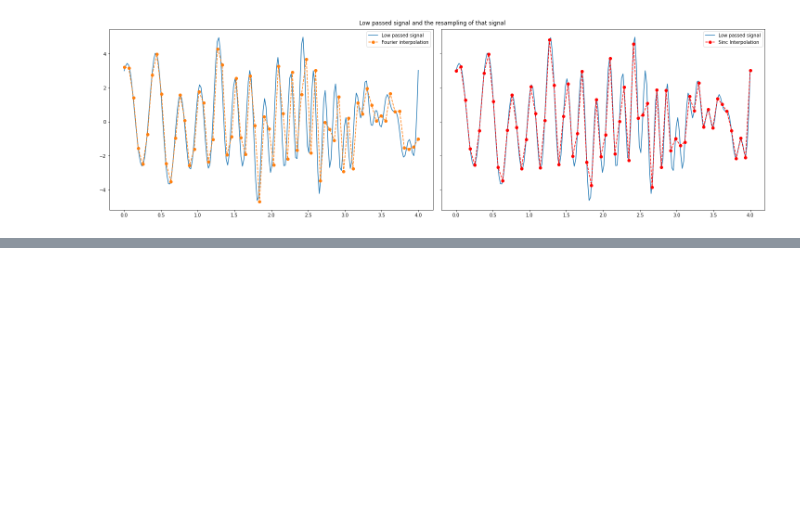
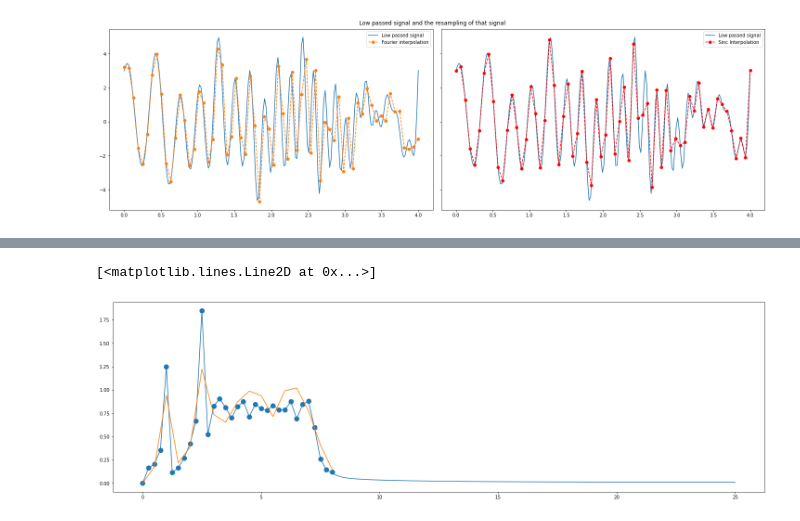
Before and after one commit to CassandraAuri/Physics_Work, a Jupyter notebook: Aurora_Work/resampling.ipynb, the cells around one changed output, grey strips where cells are left out. Cells and saved outputs as stored; diff of their text form; code cells hidden in the pictures; blank space fills up the shorter version.

```diff
--- a/Aurora_Work/resampling.ipynb
+++ b/Aurora_Work/resampling.ipynb
@@ -245,0 +252,11 @@ Again scipy is better in the fourier transform but we care more about the $\frac
+# %%
+fig,ax=plt.subplots(figsize=(20, 6),constrained_layout=True)
+frequencies, psd = signal.welch(y, 50, window='boxcar')
+plt.plot(frequencies, np.sqrt(psd), label="original low pass welch")
+frequencies, psd = signal.welch(y_signal_resampled, 16, window='boxcar')
+plt.scatter(frequencies, np.sqrt(psd), label="fourier interpolation welch", s=100)
+frequencies, psd = signal.welch(y_signal_resampled, 16, window='boxcar', nperseg=32)
+plt.plot(frequencies, np.sqrt(psd), label="fourier interpolation welch")
+# %% [output]
+[<matplotlib.lines.Line2D at 0x...>]
+[figure, added]
```
Also changed, not shown: parts of 13 cells of this notebook, 3 other files.
